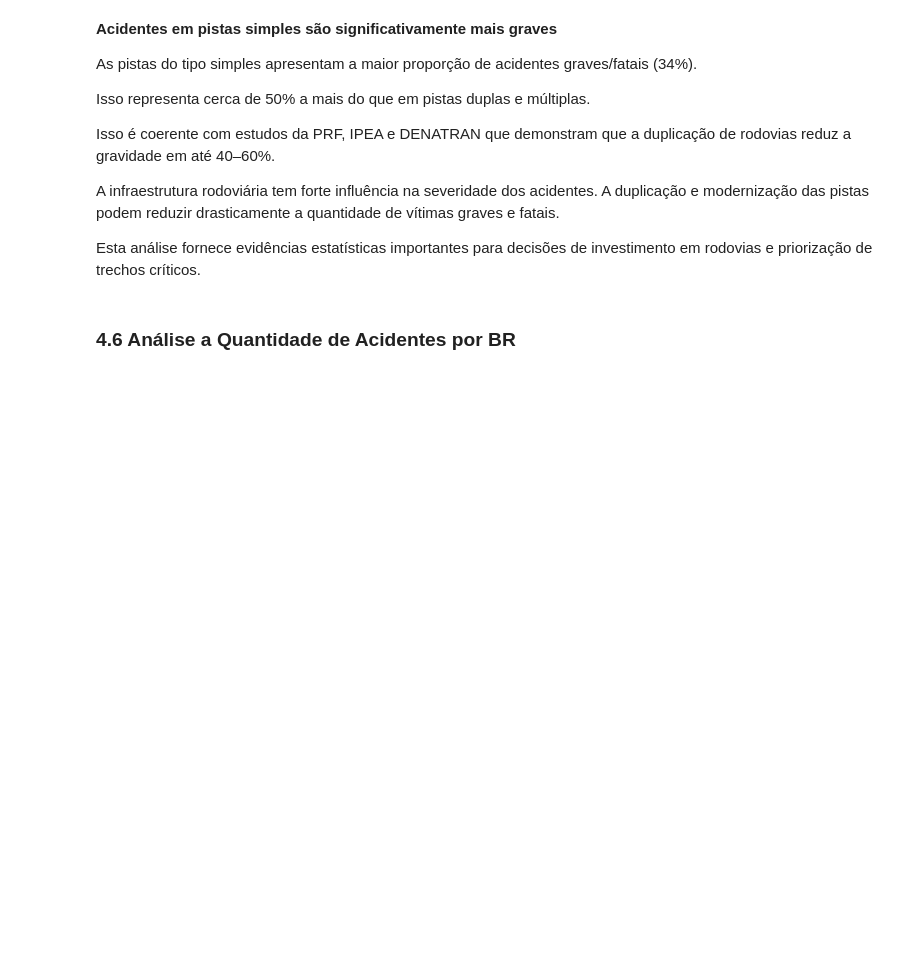
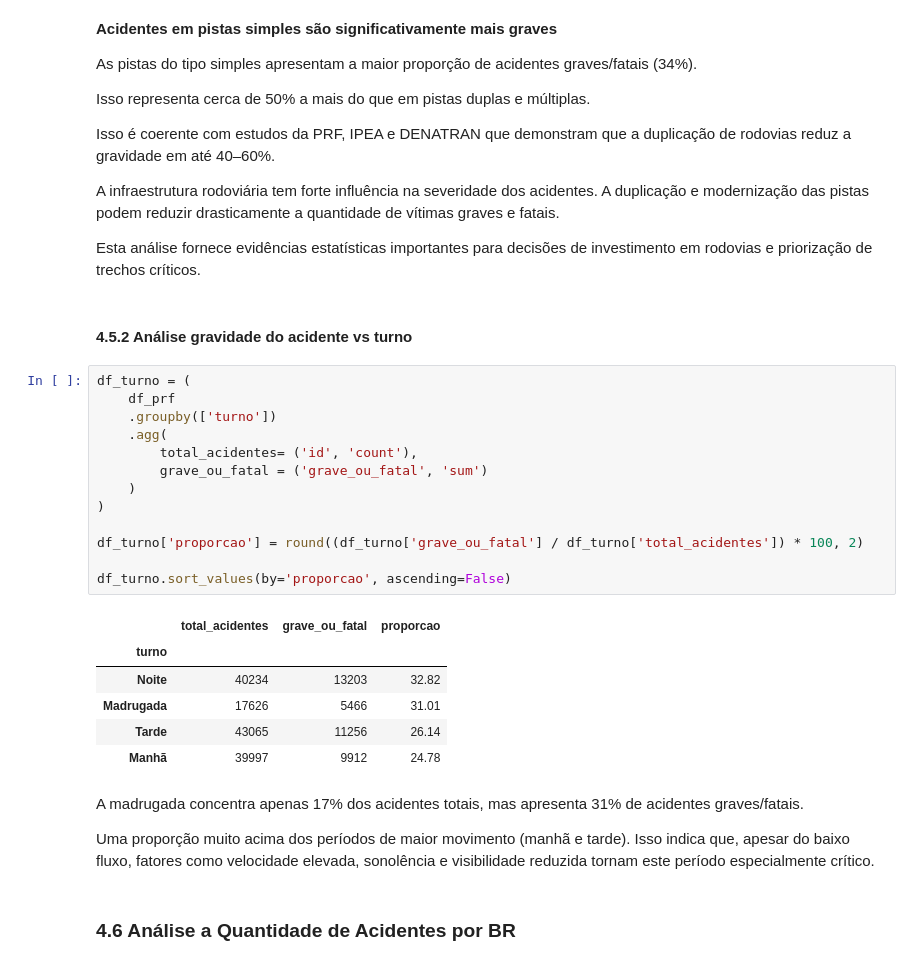
Before and after one commit to Felipeglnd/Projeto_PRF, a Jupyter notebook: Projeto_PRF_23_24/notebooks/EDA_PRF.ipynb, the cells around one changed output. Saved outputs shown, nothing was run; the diff lists cells and outputs as text; blank space fills up the shorter version.

```diff
--- a/Projeto_PRF_23_24/notebooks/EDA_PRF.ipynb
+++ b/Projeto_PRF_23_24/notebooks/EDA_PRF.ipynb
@@ -1133,6 +1139,32 @@ A infraestrutura rodoviária tem forte influência na severidade dos acidentes.
 A duplicação e modernização das pistas podem reduzir drasticamente a quantidade de vítimas graves e fatais.
 
 Esta análise fornece evidências estatísticas importantes para decisões de investimento em rodovias e priorização de trechos críticos.
+# %% [markdown]
+#### 4.5.2 Análise gravidade do acidente vs turno
+# %%
+df_turno = (
+    df_prf
+    .groupby(['turno'])
+    .agg(
+        total_acidentes= ('id', 'count'),
+        grave_ou_fatal = ('grave_ou_fatal', 'sum')
+    )
+)
+
+df_turno['proporcao'] = round((df_turno['grave_ou_fatal'] / df_turno['total_acidentes']) * 100, 2)
+
+df_turno.sort_values(by='proporcao', ascending=False)
+# %% [output]
+|  | total_acidentes | grave_ou_fatal | proporcao |
+| turno |  |  |  |
+| Noite | 40234 | 13203 | 32.82 |
+| Madrugada | 17626 | 5466 | 31.01 |
+| Tarde | 43065 | 11256 | 26.14 |
+| Manhã | 39997 | 9912 | 24.78 |
+# %% [markdown]
+A madrugada concentra apenas 17% dos acidentes totais, mas apresenta 31% de acidentes graves/fatais.
+
+Uma proporção muito acima dos períodos de maior movimento (manhã e tarde). Isso indica que, apesar do baixo fluxo, fatores como velocidade elevada, sonolência e visibilidade reduzida tornam este período especialmente crítico.
 # %% [markdown]
 ### 4.6 Análise a Quantidade de Acidentes por BR
 # %%
```
Also changed, not shown: parts of 19 cells of this notebook, 7 other files.
